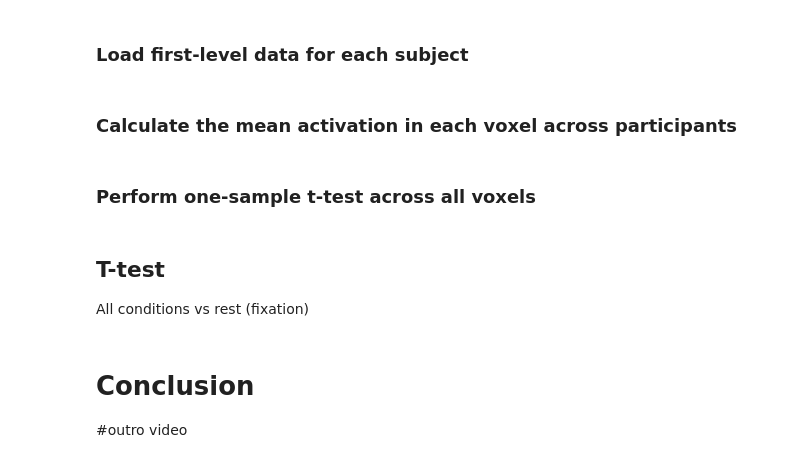
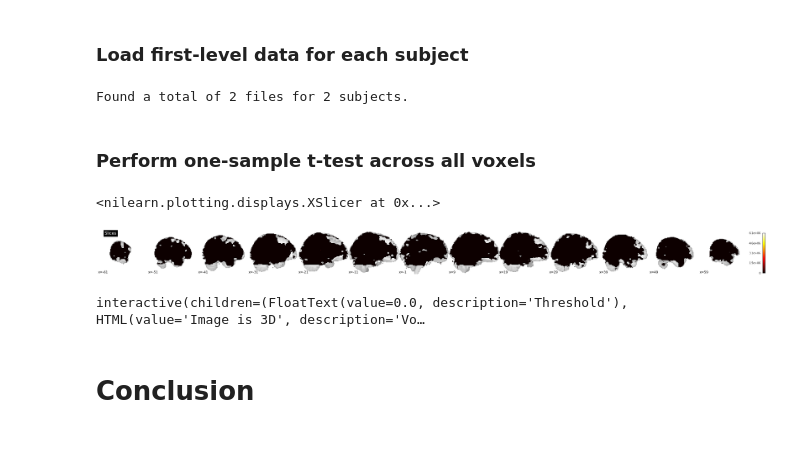
Before and after one commit to TU-Coding-Outreach-Group/cog_summer_workshops_2021, a Jupyter notebook: neuroimaging-in-python/neuroimaging-in-python.ipynb, the cells around one changed output. Cells and saved outputs as stored; diff of their text form; code cells hidden in the pictures.

```diff
--- a/neuroimaging-in-python/neuroimaging-in-python.ipynb
+++ b/neuroimaging-in-python/neuroimaging-in-python.ipynb
@@ -410,29 +410,28 @@ analysis_dir = data_dir + 'derivatives/cog_analysis/'
 # %% [markdown]
 ### Load first-level data for each subject
 # %%
-beta_list_all = glob.glob(os.path.join(all_runs_dir, 'S0*betas_*'))
+beta_list_all = glob.glob(os.path.join(analysis_dir, 'S0*_betas_reg1.nii.gz'))
 beta_list_all.sort()
+print('Found a total of '+str(len(beta_list_all))+' files for '+str(len(subjs_list))+' subjects.')
+
 beta_dat_all = Brain_Data(beta_list_all)
-
-print('Found a total of '+str(len(beta_list_all))+' files for '+str(len(subjs_list))+' subjects.')
+# %% [output]
+Found a total of 2 files for 2 subjects.
-# %% [markdown]
-### Calculate the mean activation in each voxel across participants
 # %% [markdown]
 ### Perform one-sample t-test across all voxels
 # %%
 t_stats_all = beta_dat_all.ttest()
 t_stats_all['t'].write(os.path.join(analysis_dir,'group','tmap.nii.gz'))
-# %% [markdown]
-## T-test
-All conditions vs rest (fixation)
-# %%
-cont_list_all = glob(os.path.join(all_runs_dir, 'sub-*', 'tmap_relVfix.nii'))
-cont_list_all.sort()
-cont_dat_all = Brain_Data(cont_list_all, mask="derivatives/fmriprep/sub-301/ses-001/func/sub-301_ses-001_task-relscenarios_run-001_space-MNI152NLin2009cAsym_desc-brain_mask.nii.gz")
-
-t_stats_all = cont_dat_all.ttest()
-t_stats_all['t'].write(os.path.join(all_runs_dir,'group','tmap_relVfix.nii'))
+# %%
+from nilearn import plotting
+
+nplt.plot_stat_map(t_stats_all['t'].to_nifti(), display_mode='x', threshold=10, cut_coords=range(-61, 61, 10), title='Slices')
+# %% [output]
+<nilearn.plotting.displays.XSlicer at 0x...>
+[figure, added]
+# %%
+t_stats_all['t'].iplot()
+# %% [output]
+interactive(children=(FloatText(value=0.0, description='Threshold'), HTML(value='Image is 3D', description='Vo…
 # %% [markdown]
 # Conclusion
-
-#outro video
```
Also changed, not shown: parts of 6 cells of this notebook.
